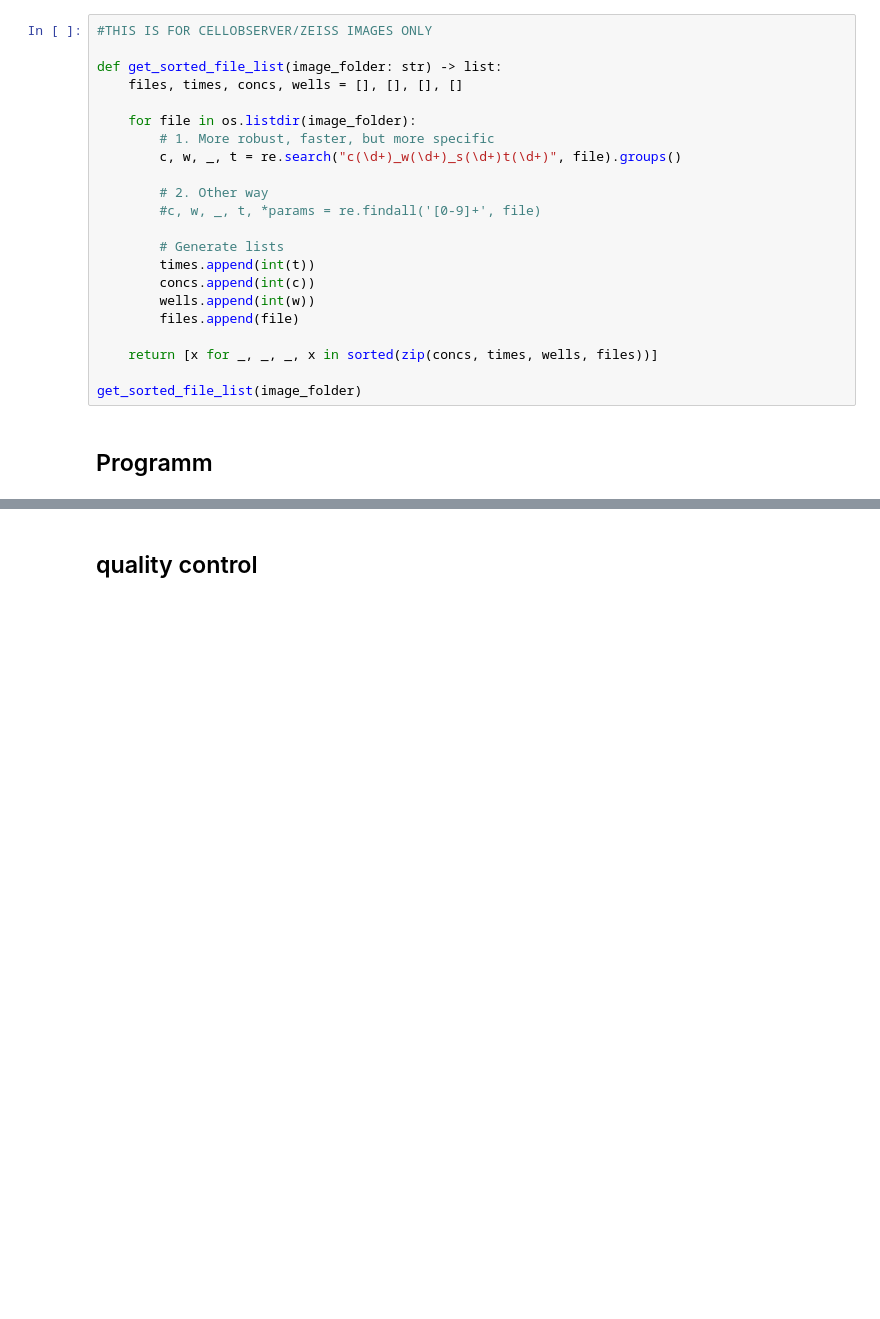
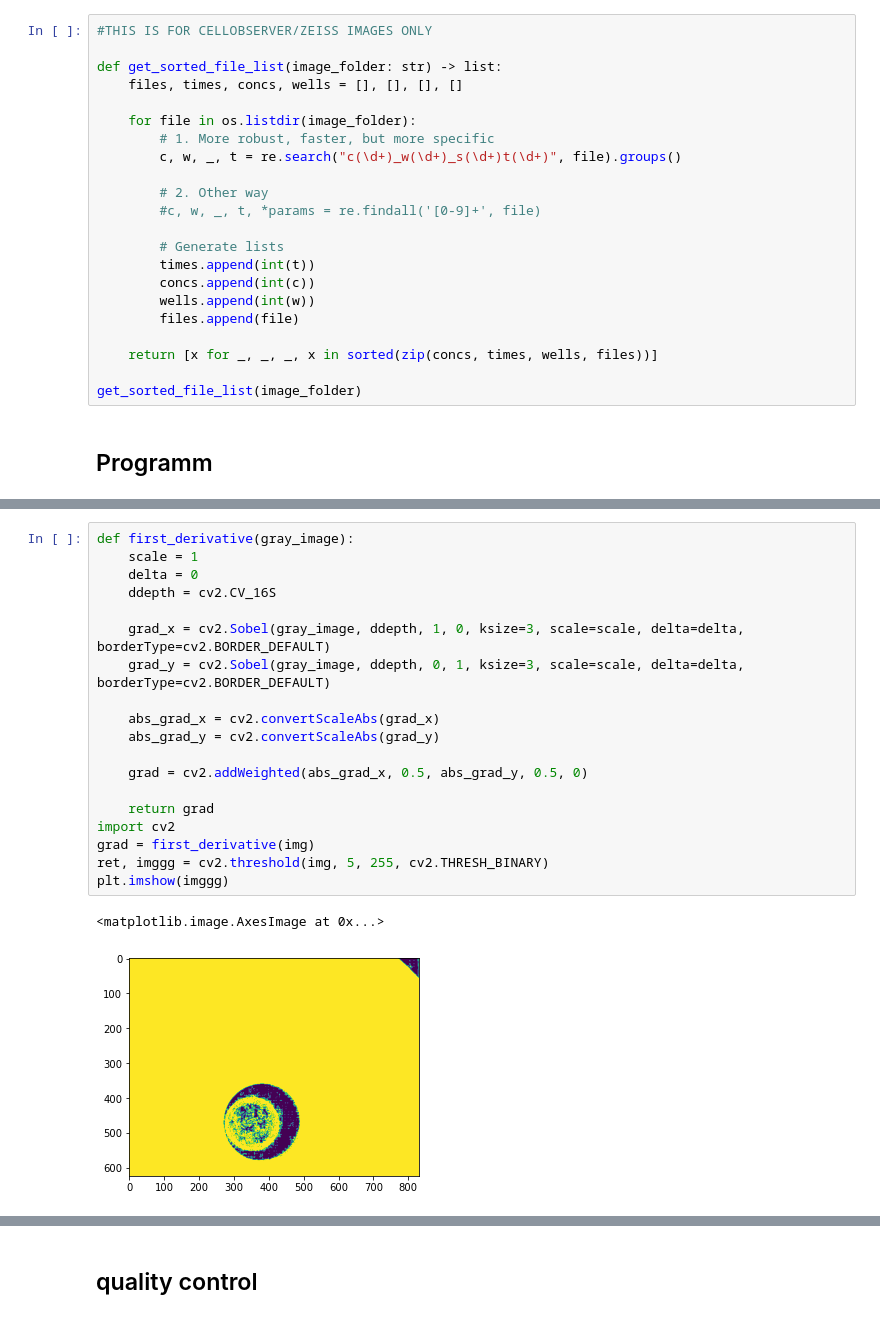
Before and after one commit to cfsb618/PyPhaseChip, a Jupyter notebook: pyphasechip.ipynb, the cells around one changed output, grey strips where cells are left out. Cells and saved outputs as stored; diff of their text form; blank space fills up the shorter version.

```diff
--- a/pyphasechip.ipynb
+++ b/pyphasechip.ipynb
@@ -411,0 +333,22 @@ fig.tight_layout()
+# %%
+def first_derivative(gray_image):
+    scale = 1
+    delta = 0
+    ddepth = cv2.CV_16S
+
+    grad_x = cv2.Sobel(gray_image, ddepth, 1, 0, ksize=3, scale=scale, delta=delta, borderType=cv2.BORDER_DEFAULT)
+    grad_y = cv2.Sobel(gray_image, ddepth, 0, 1, ksize=3, scale=scale, delta=delta, borderType=cv2.BORDER_DEFAULT)
+
+    abs_grad_x = cv2.convertScaleAbs(grad_x)
+    abs_grad_y = cv2.convertScaleAbs(grad_y)
+
+    grad = cv2.addWeighted(abs_grad_x, 0.5, abs_grad_y, 0.5, 0)
+
+    return grad
+import cv2
+grad = first_derivative(img)
+ret, imggg = cv2.threshold(img, 5, 255, cv2.THRESH_BINARY)
+plt.imshow(imggg)
+# %% [output]
+<matplotlib.image.AxesImage at 0x...>
+[figure, added]
```
Also changed, not shown: parts of 14 cells of this notebook, 3 other files.
